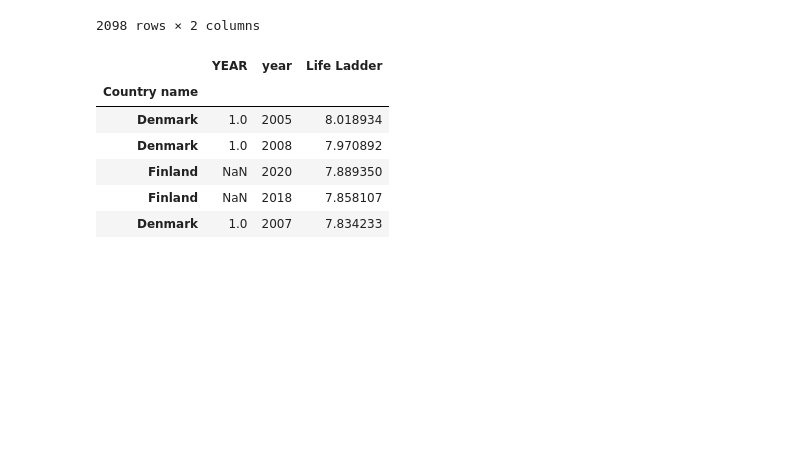
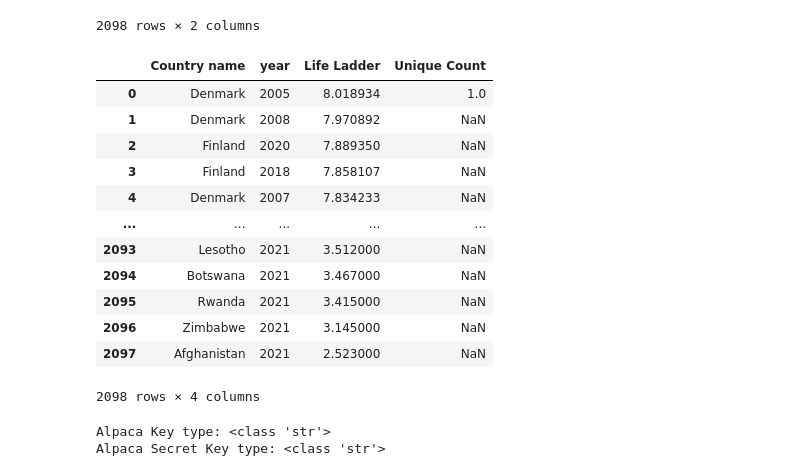
Before and after one commit to LaurenBrad/Project_1, a Jupyter notebook: data_cleansing_updated.ipynb, the cells around one changed output. Saved outputs shown, nothing was run; the diff lists cells and outputs as text; code cells hidden in the pictures; blank space fills up the shorter version.

```diff
--- a/data_cleansing_updated.ipynb
+++ b/data_cleansing_updated.ipynb
@@ -63,22 +59,36 @@ airpass_df_dropped = airpass_df.drop(columns =['Sum_PASSENGERS', 'AIRLINE_ID','C
                                     'DEST_STATE_NM','DEST_COUNTRY','MONTH'])
 #Code to confirm that the columns were dropped
 airpass_df_dropped.count()
+#airpass_df_dropped
 
+airpass_df_dropped['Unique Count'] = 0
+
+#airpass_df_dropped
 #We used the multigroup by to have the unique counts that describes how many times each country was travelled to per yearS
-airpass_df_grp = airpass_df_dropped.groupby(['Country name','YEAR'])['YEAR'].count()
+airpass_df_grp = airpass_df_dropped.groupby(['Country name','YEAR'])['Unique Count'].count()
+
 
 airpass_df_grp
-#airpass_df_grp['Count'] =  airpass_df_dropped.groupby(['Country name'])['YEAR'].transform('count')
+type(airpass_df_grp)
+
+#deconstruct the index
+
+
+
+#airpass_df_grp['Unique Count'] =  airpass_df_dropped.groupby(['Country name'])['YEAR'].transform('count')
 #print(airpass_df_grp.set_axis(['Country name', 'year', 'Count'], axis = 'columns')
 
-# airpass_df_grp
+#airpass_df_grp
 
 # groupby(['DEST_COUNTRY_NAME'])
 # airpass_df_grp.head()
 
 #type(airpass_df_grp)
 
-airpass_updated = pd.DataFrame(airpass_df_grp)
+airpass_updated = pd.DataFrame(airpass_df_grp).reset_index()
+airpass_updated
+#airpass_updated['freq'] = airpass_updated.groupby(['Country name'], ['YEAR'])['YEAR'].transform('count')
+#airpass_updated.head()S
 
-airpass_updated.head()
+#airpass_df_grp.to_csv('airpass_df_group.csv')
 # %% [output]
@@ -197,17 +204,30 @@ cons_happiness_df
 | Afghanistan | 2021 | 2.523000 |
 2098 rows × 2 columns
 # %%
-combined_df = pd.merge(airpass_df_grp,
-                      cons_happiness_df,
-                      how='right',
-                      on=['Country name'])
+#NEED TO WORK ON THIS PART OF CODE
 
-combined_df.head()
+combined_df = pd.merge(cons_happiness_df,
+                       airpass_df_grp,
+                       how='left',
+                        left_on=[cons_happiness_df.index,'year'],
+                       right_on=['Country name', 'YEAR']
+                      )
+
+
+#new_df = pd.merge(A_df, B_df,  how='left', left_on=['A_c1','c2'], right_on = ['B_c1','c2'])
+
+combined_df
 # %% [output]
-|  | YEAR | year | Life Ladder |
-| Country name |  |  |  |
-| Denmark | 1.0 | 2005 | 8.018934 |
-| Denmark | 1.0 | 2008 | 7.970892 |
-| Finland | NaN | 2020 | 7.889350 |
-| Finland | NaN | 2018 | 7.858107 |
-| Denmark | 1.0 | 2007 | 7.834233 |
+|  | Country name | year | Life Ladder | Unique Count |
+| 0 | Denmark | 2005 | 8.018934 | 1.0 |
+| 1 | Denmark | 2008 | 7.970892 | NaN |
+| 2 | Finland | 2020 | 7.889350 | NaN |
+| 3 | Finland | 2018 | 7.858107 | NaN |
+| 4 | Denmark | 2007 | 7.834233 | NaN |
+| ... | ... | ... | ... | ... |
+| 2093 | Lesotho | 2021 | 3.512000 | NaN |
+| 2094 | Botswana | 2021 | 3.467000 | NaN |
+| 2095 | Rwanda | 2021 | 3.415000 | NaN |
+| 2096 | Zimbabwe | 2021 | 3.145000 | NaN |
+| 2097 | Afghanistan | 2021 | 2.523000 | NaN |
+2098 rows × 4 columns
@@ -213,0 +242,7 @@ combined_df.head()
+# %%
+# Verify that Alpaca key and secret were correctly loaded
+print(f"Alpaca Key type: {type(alpaca_api_key)}")
+print(f"Alpaca Secret Key type: {type(alpaca_secret_key)}")
+# %% [output]
+Alpaca Key type: <class 'str'>
+Alpaca Secret Key type: <class 'str'>
```
Also changed, not shown: parts of 18 cells of this notebook.
